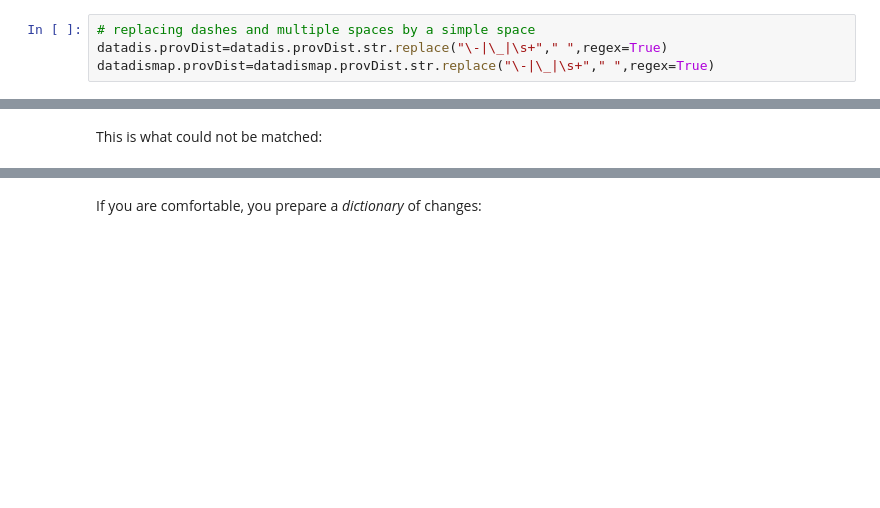
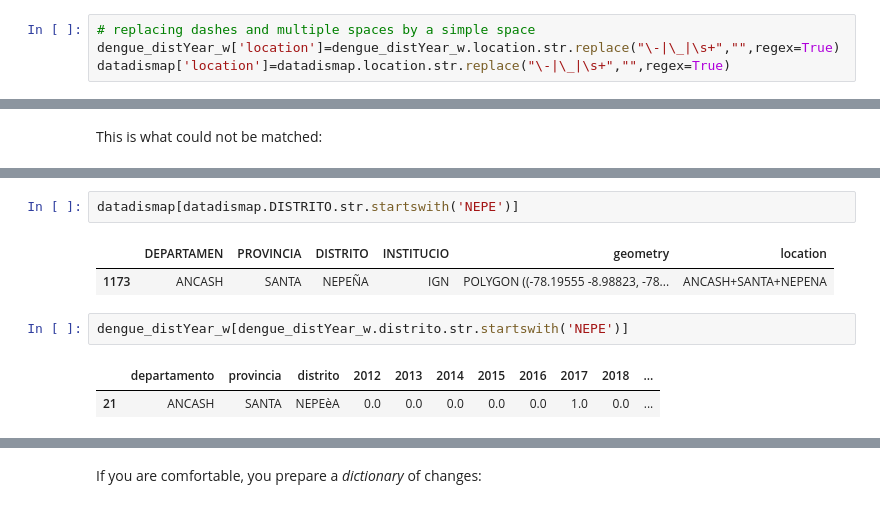
Before and after one commit to SocialAnalytics-StrategicIntelligence/GeoDFBasics_Analytics, a Jupyter notebook: geoDF_ANALYTICS.ipynb, the cells around one changed output, grey strips where cells are left out. Cells and saved outputs as stored; diff of their text form; blank space fills up the shorter version.

```diff
--- a/geoDF_ANALYTICS.ipynb
+++ b/geoDF_ANALYTICS.ipynb
@@ -197,8 +210,8 @@ datadis['provDist'].head()
 It would be good making sure no *ghost* appears between words:
 # %%
 # replacing dashes and multiple spaces by a simple space
-datadis.provDist=datadis.provDist.str.replace("\-|\_|\s+"," ",regex=True)
-datadismap.provDist=datadismap.provDist.str.replace("\-|\_|\s+"," ",regex=True)
+dengue_distYear_w['location']=dengue_distYear_w.location.str.replace("\-|\_|\s+","",regex=True)
+datadismap['location']=datadismap.location.str.replace("\-|\_|\s+","",regex=True)
 # %% [markdown]
 ## Merging
 
@@ -224,0 +256,10 @@ from thefuzz import process
+# %%
+datadismap[datadismap.DISTRITO.str.startswith('NEPE')]
+# %% [output]
+|  | DEPARTAMEN | PROVINCIA | DISTRITO | INSTITUCIO | geometry | location |
+| 1173 | ANCASH | SANTA | NEPEÑA | IGN | POLYGON ((-78.19555 -8.98823, -78... | ANCASH+SANTA+NEPENA |
+# %%
+dengue_distYear_w[dengue_distYear_w.distrito.str.startswith('NEPE')]
+# %% [output]
+|  | departamento | provincia | distrito | 2012 | 2013 | 2014 | 2015 | 2016 | 2017 | 2018 | ... |
+| 21 | ANCASH | SANTA | NEPEѐA | 0.0 | 0.0 | 0.0 | 0.0 | 0.0 | 1.0 | 0.0 | ... |
```
Also changed, not shown: parts of 26 cells of this notebook, 2 other files.
